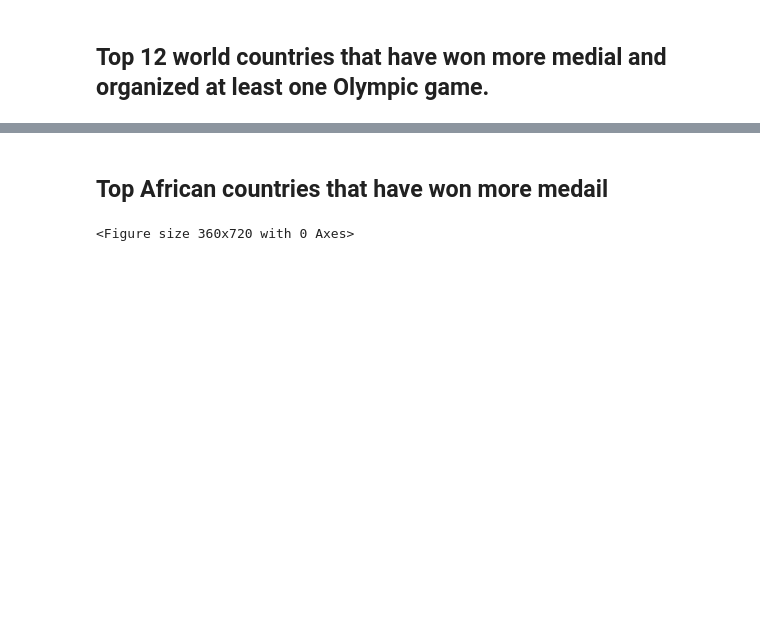
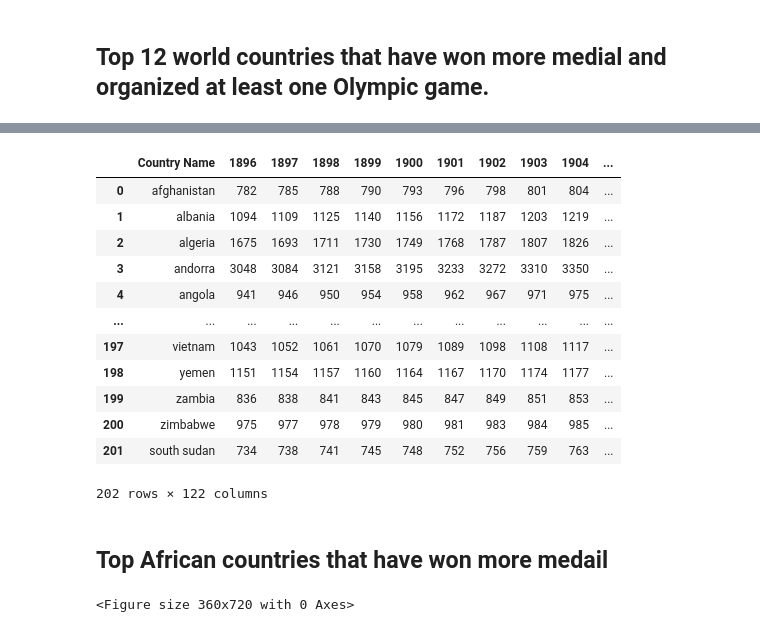
Before and after one commit to B23579/-anomaly-detection, a Jupyter notebook: data-visualization/analysis.ipynb, the cells around one changed output, grey strips where cells are left out. Drawn from its saved outputs; the diff is of its cells as text; code cells hidden in the pictures; blank space fills up the shorter version.

```diff
--- a/data-visualization/analysis.ipynb
+++ b/data-visualization/analysis.ipynb
@@ -13,9 +13,11 @@ if not os.path.exists("images"):
 df = pd.read_csv('data/athleteEvents.csv')
 country = pd.read_excel('data/olympic_city_country.xlsx')
 place = pd.read_csv('data/nocRegions.csv')
-place.head()
+
 place = place.drop(['region', 'notes'],axis=1)
 newdf1 = df.merge(place, how='right')
+
+gpd = pd.read_excel('data/Gapminder GDP data.xlsx',sheet_name='countries_and_territories')
 # %% [markdown]
 # data pre-processing
 # %%
@@ -30,6 +32,9 @@ country['City'] = country['City'].str.lower()
 
 country['Country'] = country['Country'].str.replace(r'[#,@,&,0-9]', '', regex=True)
 country['Country'] = country['Country'].str.lower()
+
+gpd['Country Name'] = gpd['Country Name'].str.replace(r'[#,@,&,0-9]', '', regex=True)
+gpd['Country Name'] = gpd['Country Name'].str.lower()
 # %% [output]
 A value is trying to be set on a copy of a slice from a DataFrame.
 Try using .loc[row_indexer,col_indexer] = value instead
@@ -366,3 +371,19 @@ pio.write_image(fig, "top12.png")
+# %%
+gpd
+# %% [output]
+|  | Country Name | 1896 | 1897 | 1898 | 1899 | 1900 | 1901 | 1902 | 1903 | 1904 | ... |
+| 0 | afghanistan | 782 | 785 | 788 | 790 | 793 | 796 | 798 | 801 | 804 | ... |
+| 1 | albania | 1094 | 1109 | 1125 | 1140 | 1156 | 1172 | 1187 | 1203 | 1219 | ... |
+| 2 | algeria | 1675 | 1693 | 1711 | 1730 | 1749 | 1768 | 1787 | 1807 | 1826 | ... |
+| 3 | andorra | 3048 | 3084 | 3121 | 3158 | 3195 | 3233 | 3272 | 3310 | 3350 | ... |
+| 4 | angola | 941 | 946 | 950 | 954 | 958 | 962 | 967 | 971 | 975 | ... |
+| ... | ... | ... | ... | ... | ... | ... | ... | ... | ... | ... | ... |
+| 197 | vietnam | 1043 | 1052 | 1061 | 1070 | 1079 | 1089 | 1098 | 1108 | 1117 | ... |
+| 198 | yemen | 1151 | 1154 | 1157 | 1160 | 1164 | 1167 | 1170 | 1174 | 1177 | ... |
+| 199 | zambia | 836 | 838 | 841 | 843 | 845 | 847 | 849 | 851 | 853 | ... |
+| 200 | zimbabwe | 975 | 977 | 978 | 979 | 980 | 981 | 983 | 984 | 985 | ... |
+| 201 | south sudan | 734 | 738 | 741 | 745 | 748 | 752 | 756 | 759 | 763 | ... |
+202 rows × 122 columns
 # %% [markdown]
 ## Top African countries that have won more medail
 # %%
```
Also changed, not shown: parts of 9 cells of this notebook, 2 other files.
